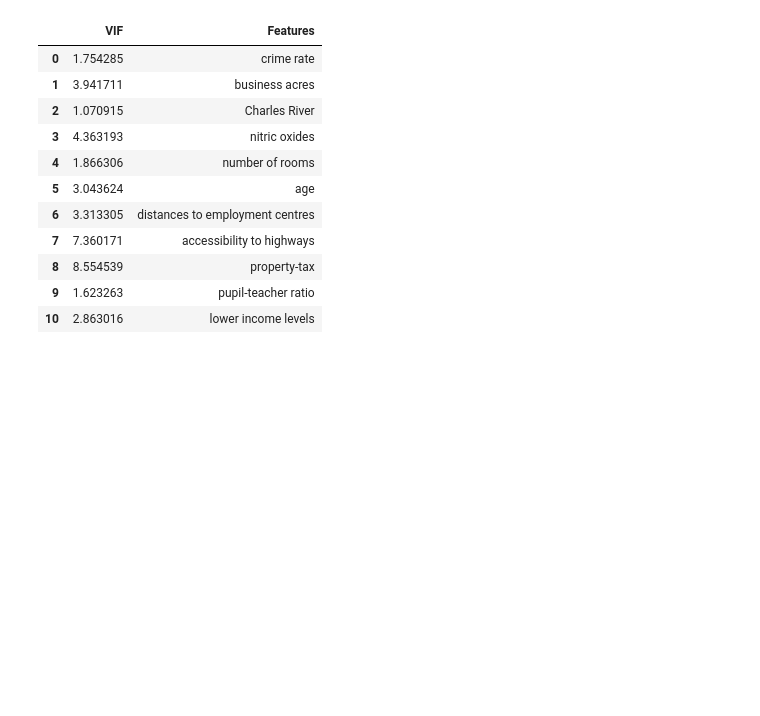
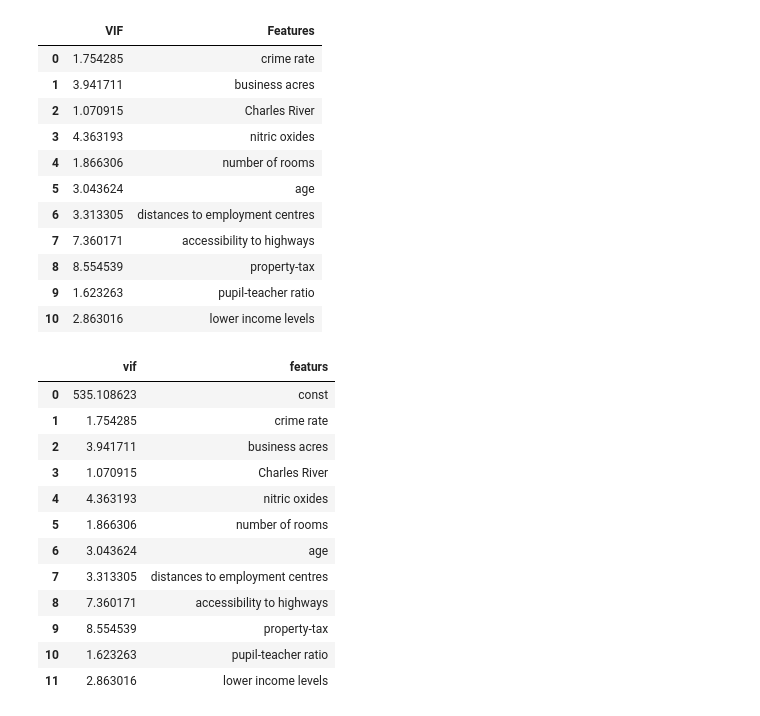
Before and after one commit to manojkumar211/Machine-Learning-All, a Jupyter notebook: experiment/vif.ipynb, the cells around one changed output. Drawn from its saved outputs; the diff is of its cells as text; code cells hidden in the pictures; blank space fills up the shorter version.

```diff
--- a/experiment/vif.ipynb
+++ b/experiment/vif.ipynb
@@ -235,3 +235,26 @@ VIF
 | 8 | 8.554539 | property-tax |
 | 9 | 1.623263 | pupil-teacher ratio |
 | 10 | 2.863016 | lower income levels |
+# %%
+from statsmodels.tools.tools import add_constant
+
+X_new=add_constant(X)
+
+vif=pd.DataFrame()
+vif['vif']=[variance_inflation_factor(X_new.values, i ) for i in range(X_new.shape[1])]
+vif['featurs']=X_new.columns
+vif
+# %% [output]
+|  | vif | featurs |
+| 0 | 535.108623 | const |
+| 1 | 1.754285 | crime rate |
+| 2 | 3.941711 | business acres |
+| 3 | 1.070915 | Charles River |
+| 4 | 4.363193 | nitric oxides |
+| 5 | 1.866306 | number of rooms |
+| 6 | 3.043624 | age |
+| 7 | 3.313305 | distances to employment centres |
+| 8 | 7.360171 | accessibility to highways |
+| 9 | 8.554539 | property-tax |
+| 10 | 1.623263 | pupil-teacher ratio |
+| 11 | 2.863016 | lower income levels |
```
